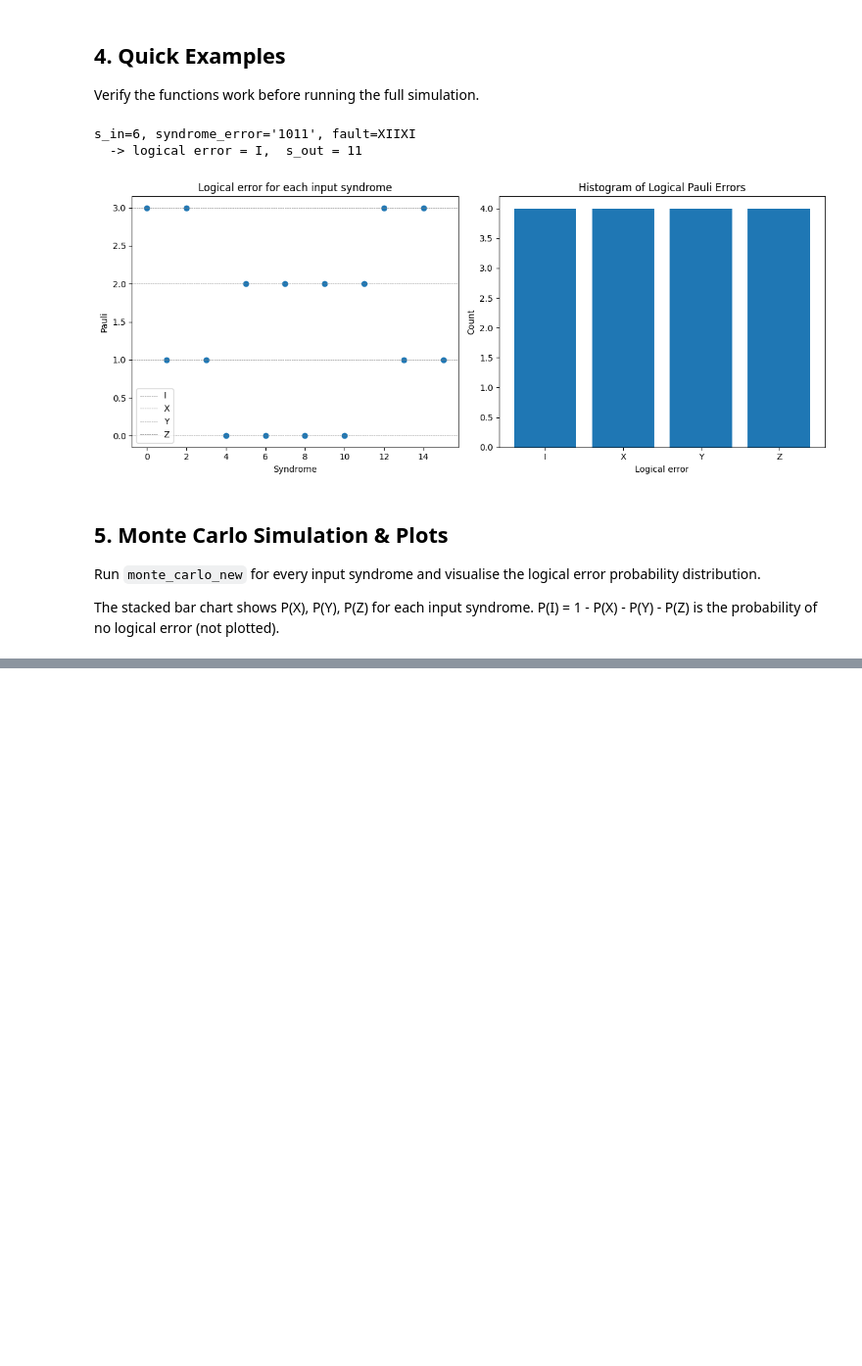
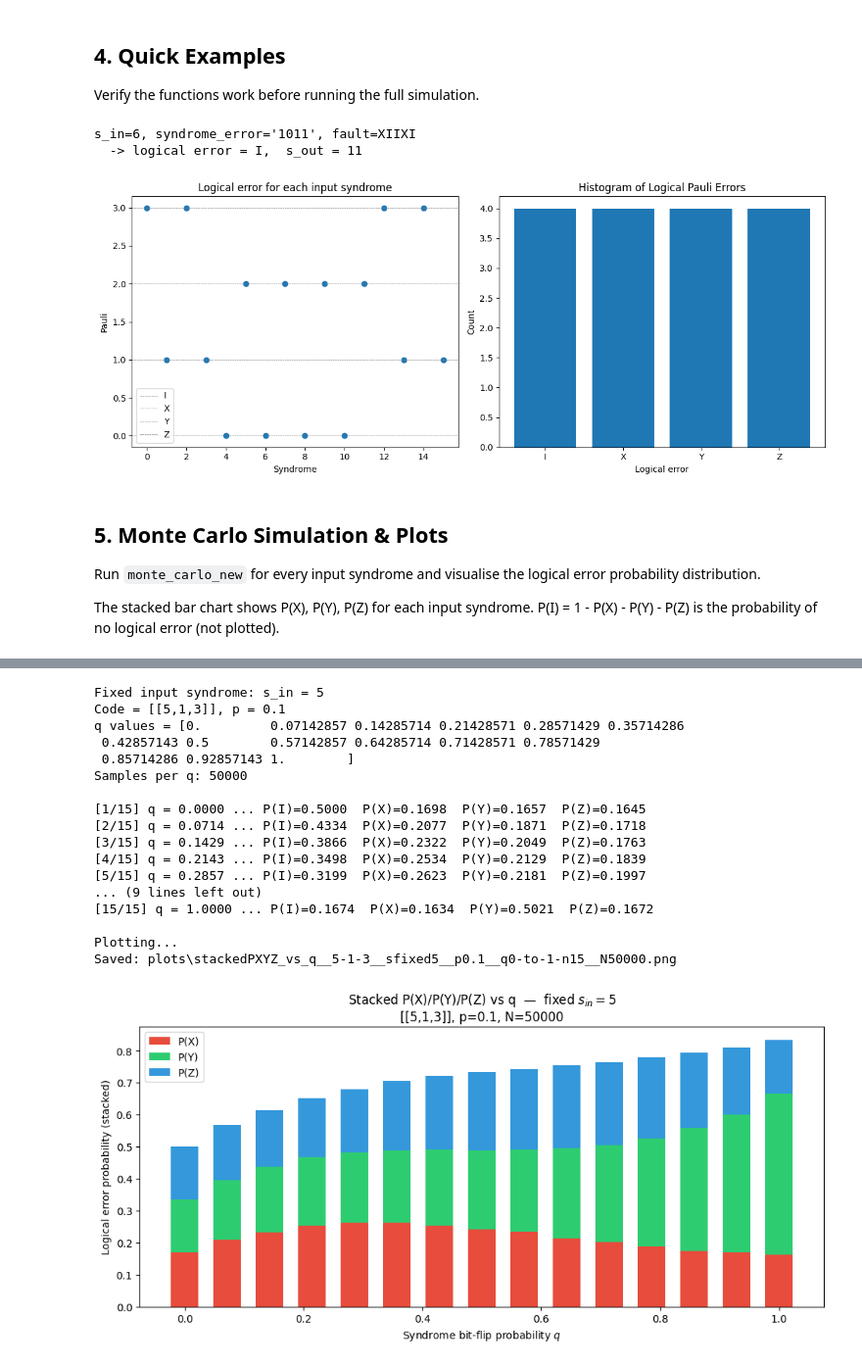
Before and after one commit to YommoY-official/MPQMasters, a Jupyter notebook: ECCODE/exRec_logicalerror_distribution.ipynb, the cells around one changed output, grey strips where cells are left out. Shown at 98% size. Saved outputs shown, nothing was run; the diff lists cells and outputs as text; code cells hidden in the pictures; blank space fills up the shorter version.

```diff
--- a/ECCODE/exRec_logicalerror_distribution.ipynb
+++ b/ECCODE/exRec_logicalerror_distribution.ipynb
@@ -351,0 +367,79 @@ Average logical error rate across all syndromes: 0.036801
+# %%
+import os
+
+# --- Fixed-syndrome q-sweep ---
+s_fixed          = 5                      # <-- change to pick a different input syndrome
+q_values_fixedS  = np.linspace(0, 1, 15)
+N_SAMPLES_FIXEDS = 50_000
+
+print(f"Fixed input syndrome: s_in = {s_fixed}")
+print(f"Code = {code.name}, p = {p_val}")
+print(f"q values = {q_values_fixedS}")
+print(f"Samples per q: {N_SAMPLES_FIXEDS}")
+print()
+
+probs_vs_q = np.zeros((len(q_values_fixedS), 4))   # [iq, L] L=0..3 -> I,X,Y,Z
+
+for iq, q in enumerate(q_values_fixedS):
+    print(f"[{iq+1}/{len(q_values_fixedS)}] q = {q:.4f} ... ", end="", flush=True)
+    counts_L, _ = monte_carlo_new(code, p=p_val, q=q, s_in=s_fixed,
+                                  n_samples=N_SAMPLES_FIXEDS,
+                                  seed=42 + iq)
+    probs_vs_q[iq] = counts_L / counts_L.sum()
+    print(f"P(I)={probs_vs_q[iq,0]:.4f}  P(X)={probs_vs_q[iq,1]:.4f}  "
+          f"P(Y)={probs_vs_q[iq,2]:.4f}  P(Z)={probs_vs_q[iq,3]:.4f}")
+
+print("\nPlotting...")
+
+# --- Stacked bar chart: x = q, stacked P(X)+P(Y)+P(Z) ---
+fig, ax = plt.subplots(figsize=(10, 5))
+if len(q_values_fixedS) > 1:
+    bar_width = (q_values_fixedS[-1] - q_values_fixedS[0]) / len(q_values_fixedS) * 0.7
+else:
+    bar_width = 0.1
+
+ax.bar(q_values_fixedS, probs_vs_q[:, 1], width=bar_width,
+       label='P(X)', color='#e74c3c')
+ax.bar(q_values_fixedS, probs_vs_q[:, 2], width=bar_width,
+       bottom=probs_vs_q[:, 1], label='P(Y)', color='#2ecc71')
+ax.bar(q_values_fixedS, probs_vs_q[:, 3], width=bar_width,
+       bottom=probs_vs_q[:, 1] + probs_vs_q[:, 2],
+       label='P(Z)', color='#3498db')
+
+ax.set_xlabel('Syndrome bit-flip probability $q$')
+ax.set_ylabel('Logical error probability (stacked)')
+ax.set_title(f'Stacked P(X)/P(Y)/P(Z) vs q  —  fixed $s_{{in}}={s_fixed}$\n'
+             f'{code.name}, p={p_val}, N={N_SAMPLES_FIXEDS}')
+ax.legend()
+plt.tight_layout()
+
+# --- Save ---
+plots_dir = 'plots'
+os.makedirs(plots_dir, exist_ok=True)
+code_tag = code.name.replace('[', '').replace(']', '').replace(',', '-')
+q_tag    = f"q{q_values_fixedS[0]:g}-to-{q_values_fixedS[-1]:g}-n{len(q_values_fixedS)}"
+fname    = f"stackedPXYZ_vs_q__{code_tag}__sfixed{s_fixed}__p{p_val:g}__{q_tag}__N{N_SAMPLES_FIXEDS}.png"
+fpath    = os.path.join(plots_dir, fname)
+fig.savefig(fpath, dpi=150, bbox_inches='tight')
+print(f"Saved: {fpath}")
+
+plt.show()
+# %% [output]
+Fixed input syndrome: s_in = 5
+Code = [[5,1,3]], p = 0.1
+q values = [0.         0.07142857 0.14285714 0.21428571 0.28571429 0.35714286
+ 0.42857143 0.5        0.57142857 0.64285714 0.71428571 0.78571429
+ 0.85714286 0.92857143 1.        ]
+Samples per q: 50000
+
+[1/15] q = 0.0000 ... P(I)=0.5000  P(X)=0.1698  P(Y)=0.1657  P(Z)=0.1645
+[2/15] q = 0.0714 ... P(I)=0.4334  P(X)=0.2077  P(Y)=0.1871  P(Z)=0.1718
+[3/15] q = 0.1429 ... P(I)=0.3866  P(X)=0.2322  P(Y)=0.2049  P(Z)=0.1763
+[4/15] q = 0.2143 ... P(I)=0.3498  P(X)=0.2534  P(Y)=0.2129  P(Z)=0.1839
+[5/15] q = 0.2857 ... P(I)=0.3199  P(X)=0.2623  P(Y)=0.2181  P(Z)=0.1997
+... (9 lines left out)
+[15/15] q = 1.0000 ... P(I)=0.1674  P(X)=0.1634  P(Y)=0.5021  P(Z)=0.1672
+
+Plotting...
+Saved: plots\stackedPXYZ_vs_q__5-1-3__sfixed5__p0.1__q0-to-1-n15__N50000.png
+[figure, added]
```
Also changed, not shown: parts of 11 cells of this notebook.
